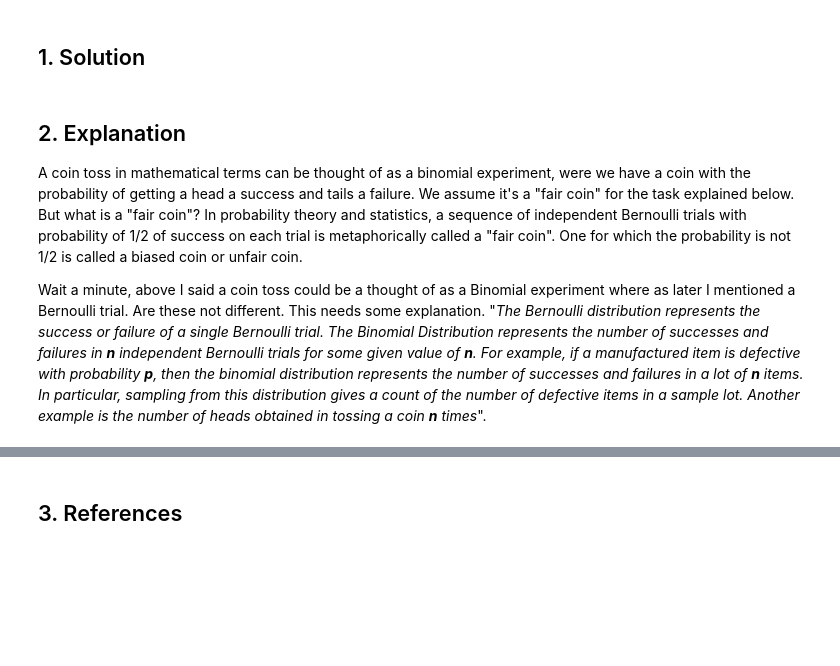
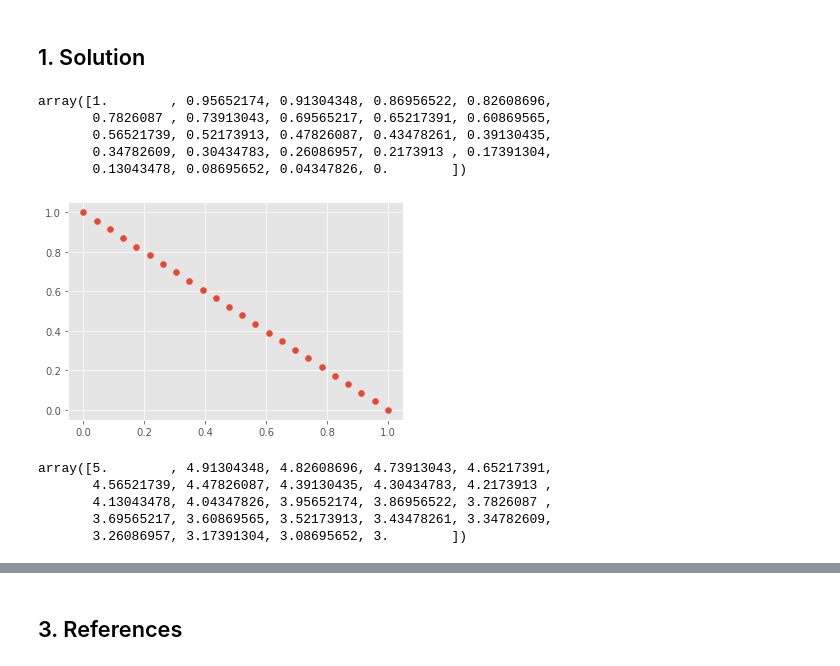
Before and after one commit to Munster2020/HDIP_CSDA_COMP07084_TASKS, a Jupyter notebook: tasks2020.ipynb, the cells around one changed output, grey strips where cells are left out. Drawn from its saved outputs; the diff is of its cells as text; code cells hidden in the pictures; blank space fills up the shorter version.

```diff
--- a/tasks2020.ipynb
+++ b/tasks2020.ipynb
@@ -413,8 +415,36 @@ Simpson’s paradox is a well-known statistical paradox where a trend evident in
 # %% [markdown]
 ## 1. Solution
-# %% [markdown]
-## 2. Explanation
-
-A coin toss in mathematical terms can be thought of as a binomial experiment, were we have a coin with the probability of getting a head a success and tails a failure. We assume it's a "fair coin" for the task explained below. But what is a "fair coin"? In probability theory and statistics, a sequence of independent Bernoulli trials with probability of 1/2 of success on each trial is metaphorically called a "fair coin". One for which the probability is not 1/2 is called a biased coin or unfair coin.
-
-Wait a minute, above I said a coin toss could be a thought of as a Binomial experiment where as later I mentioned a Bernoulli trial. Are these not different. This needs some explanation. "*The Bernoulli distribution represents the success or failure of a single Bernoulli trial.  The Binomial Distribution represents the number of successes and failures in __n__ independent Bernoulli trials for some given value of __n__.  For example, if a manufactured item is defective with probability __p__, then the binomial distribution represents the number of successes and failures in a lot of __n__ items.  In particular, sampling from this distribution gives a count of the number of defective items in a sample lot.  Another example is the number of heads obtained in tossing a coin __n__ times*".
+# %%
+import numpy as np
+x1 = np.linspace(0, 1, 24)
+a, b = -1, 1
+y1 = a*x1+b
+y1
+# %% [output]
+array([1.        , 0.95652174, 0.91304348, 0.86956522, 0.82608696,
+       0.7826087 , 0.73913043, 0.69565217, 0.65217391, 0.60869565,
+       0.56521739, 0.52173913, 0.47826087, 0.43478261, 0.39130435,
+       0.34782609, 0.30434783, 0.26086957, 0.2173913 , 0.17391304,
+       0.13043478, 0.08695652, 0.04347826, 0.        ])
+# %%
+import matplotlib
+import matplotlib.pyplot as plt
+%matplotlib inline
+
+#matplotlib.style.use('ggplot')
+
+plt.scatter(x1, y1);
+# %% [output]
+[figure, added]
+# %%
+import numpy as np
+x2 = np.linspace(1,2,24)
+a, b = -2,7
+y2 = a*x2+b
+y2
+# %% [output]
+array([5.        , 4.91304348, 4.82608696, 4.73913043, 4.65217391,
+       4.56521739, 4.47826087, 4.39130435, 4.30434783, 4.2173913 ,
+       4.13043478, 4.04347826, 3.95652174, 3.86956522, 3.7826087 ,
+       3.69565217, 3.60869565, 3.52173913, 3.43478261, 3.34782609,
+       3.26086957, 3.17391304, 3.08695652, 3.        ])
```
Also changed, not shown: parts of 14 cells of this notebook.
